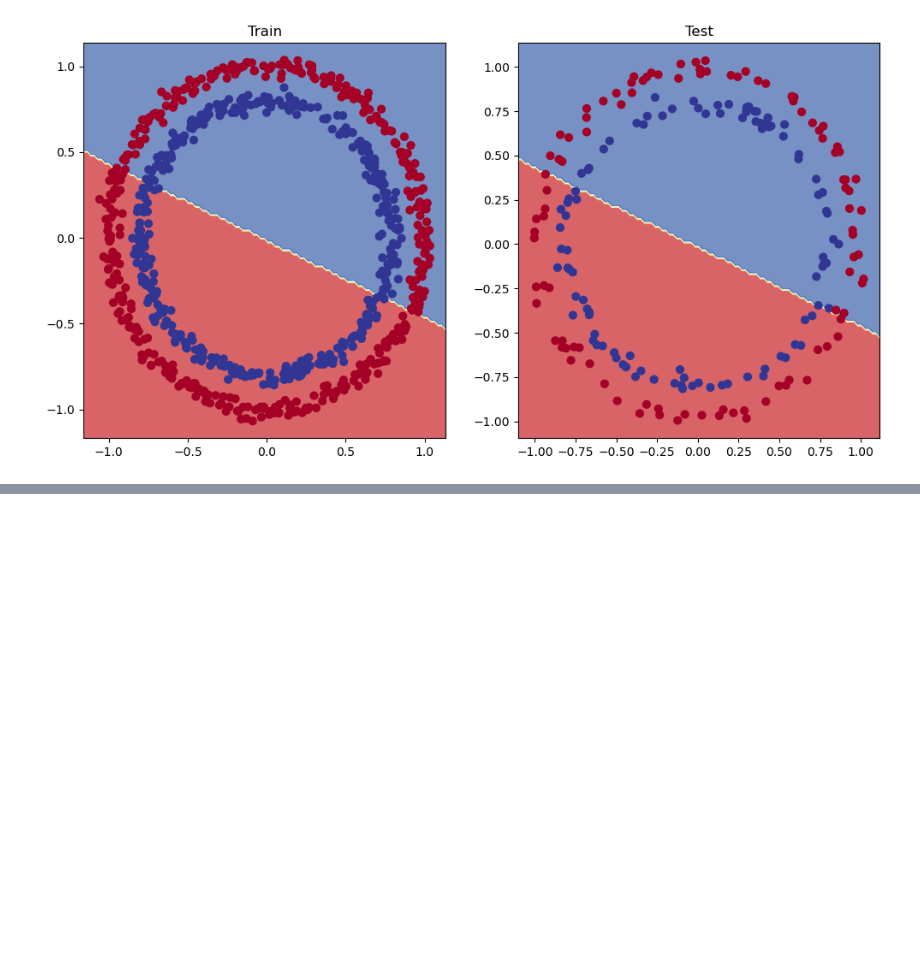
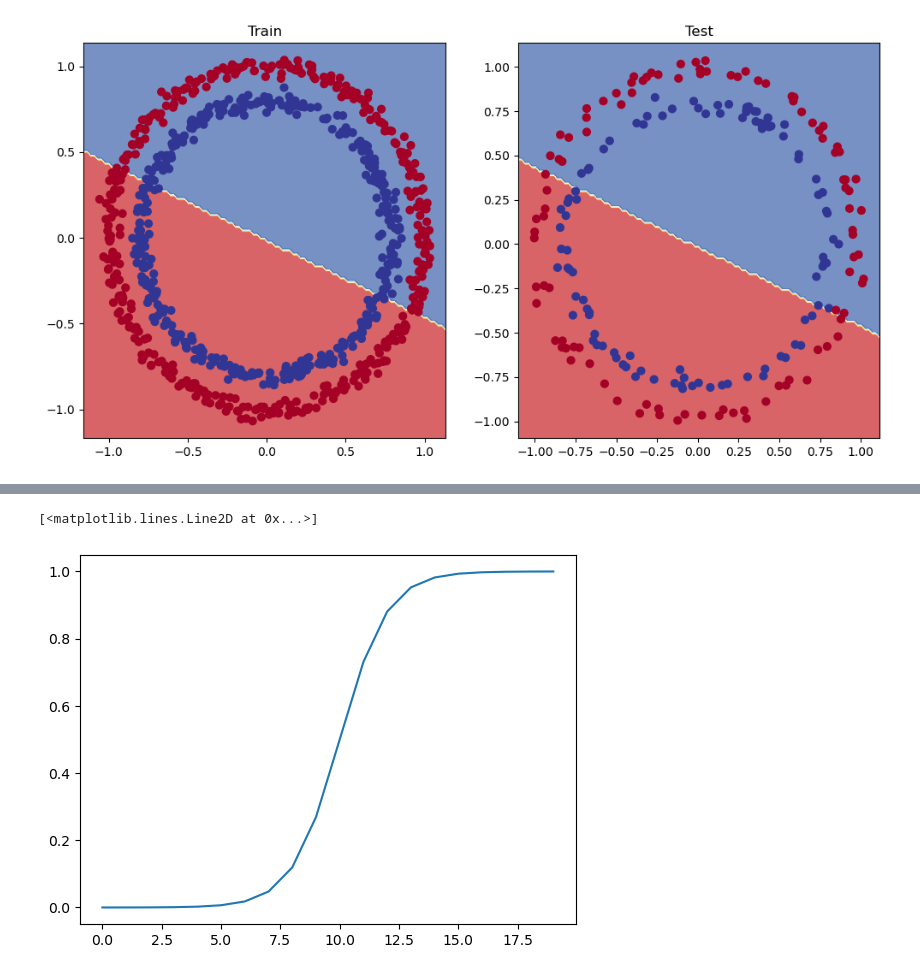
Before and after one commit to ShivajiMallela/Deep-learning-with-Pytorch, a Jupyter notebook: 03_PyTorch_Classification.ipynb, the cells around one changed output, grey strips where cells are left out. Cells and saved outputs as stored; diff of their text form; code cells hidden in the pictures; blank space fills up the shorter version.

```diff
--- a/03_PyTorch_Classification.ipynb
+++ b/03_PyTorch_Classification.ipynb
@@ -430,0 +581,5 @@ plot_decision_boundary(model_1, X_test, y_test)
+# %%
+plt.plot(sigmoid(A))
+# %% [output]
+[<matplotlib.lines.Line2D at 0x...>]
+[figure, added]
```
Also changed, not shown: parts of 40 cells of this notebook.
